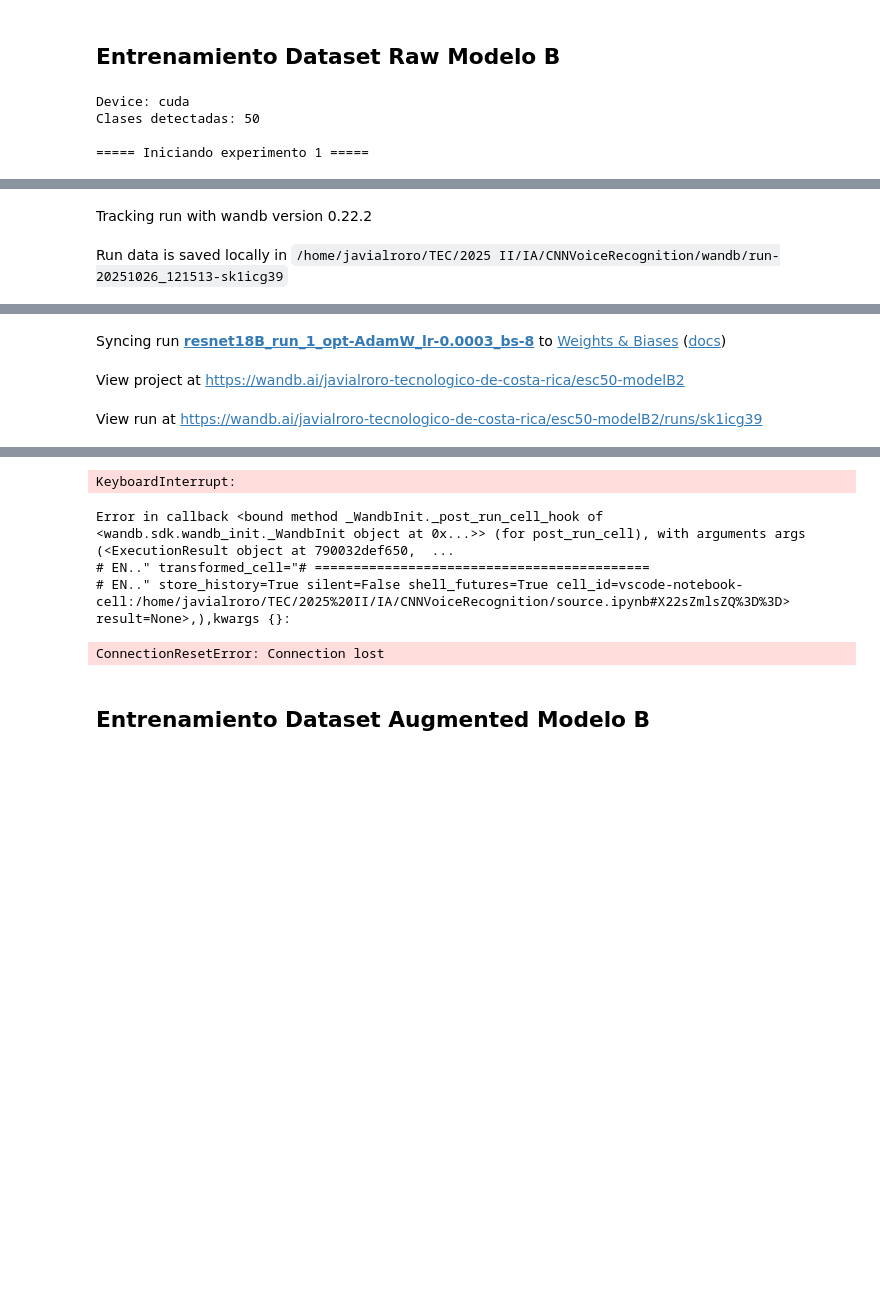
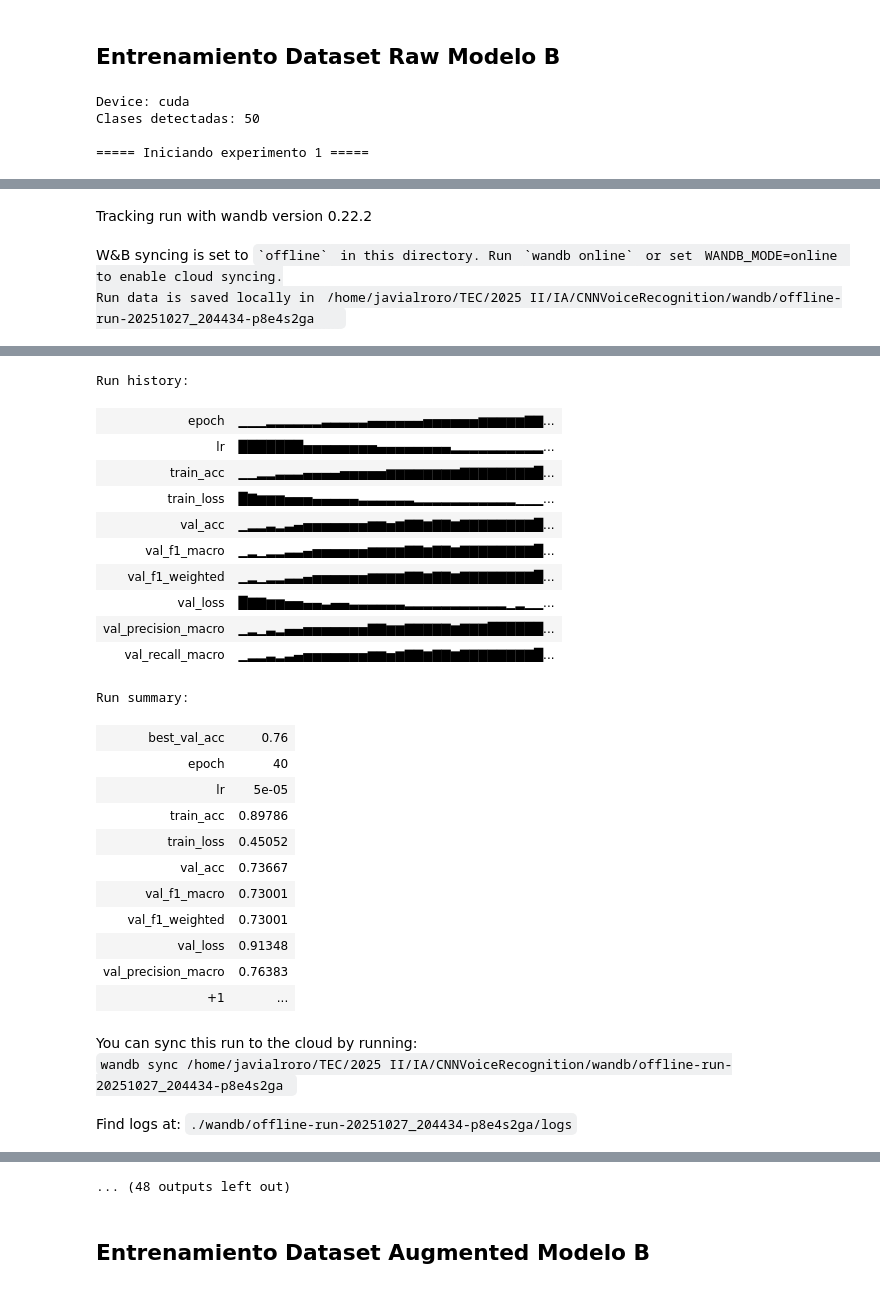
Before and after one commit to javialroro/CNNVoiceRecognition, a Jupyter notebook: source.ipynb, the cells around one changed output, grey strips where cells are left out. Saved outputs shown, nothing was run; the diff lists cells and outputs as text; code cells hidden in the pictures; blank space fills up the shorter version.

```diff
--- a/source.ipynb
+++ b/source.ipynb
@@ -119,23 +195,6 @@ class LeNet5(nn.Module):
         return x
 # %% [markdown]
 ## Entrenamiento Dataset Raw Modelo A
-# %%
-from torchvision import datasets, transforms
-from torch.utils.data import DataLoader
-
-# Normalización [-1,1] porque LeNet usa tanh
-transform = transforms.Compose([
-    transforms.Grayscale(num_output_channels=1),
-    transforms.Resize((224, 224)),
-    transforms.ToTensor(),
-    transforms.Normalize(mean=[0.5], std=[0.5])
-])
-
-train_data = datasets.ImageFolder("data/spectrograms1/base/train", transform=transform)
-val_data   = datasets.ImageFolder("data/spectrograms1/base/val", transform=transform)
-
-train_loader = DataLoader(train_data, batch_size=32, shuffle=True)
-val_loader   = DataLoader(val_data, batch_size=32)
 # %%
 import wandb
 import torch
@@ -860,7 +1054,7 @@ print("Device:", device)
 # -----------------------------
 # 1) Data (RAW)
 # -----------------------------
-DATA_DIR = "data/spectrograms1/base"
+DATA_DIR = "data/spectrograms2/base"
 IMG_SIZE = (228, 228)
 
 transform = transforms.Compose([
@@ -898,10 +1092,10 @@ for i, exp in enumerate(experiments, start=1):
     print(f"\n===== Iniciando experimento {i} =====")
 
     wandb.init(
-        project="esc50-modelB",
+        project="esc50-modelB_stratified",
         name=f"resnet18B_run_{i}_opt-{exp['optimizer']}_lr-{exp['lr']}_bs-{exp['batch_size']}",
         config=exp,
-        # mode="offline",
+        mode="offline",
     )
     config = wandb.config
 
@@ -1059,4 +1253,5 @@ Clases detectadas: 50
 ===== Iniciando experimento 1 =====
 [interactive output not drawn]
 Tracking run with wandb version 0.22.2
-Run data is saved locally in /home/javialroro/TEC/2025 II/IA/CNNVoiceRecognition/wandb/run-20251026_121513-sk1icg39
+W&B syncing is set to `offline` in this directory. Run `wandb online` or set WANDB_MODE=online to enable cloud syncing.
+Run data is saved locally in /home/javialroro/TEC/2025 II/IA/CNNVoiceRecognition/wandb/offline-run-20251027_204434-p8e4s2ga
@@ -1063,3 +1276,26 @@ Run data is saved locally in /home/javialroro/TEC/2025 II/IA/CNNVoiceRecognition
+Run history:
+| epoch | ▁▁▁▂▂▂▂▂▂▃▃▃▃▃▄▄▄▄▄▄▅▅▅▅▅▅▆▆▆▆▆▇▇... |
+| lr | ███████▅▅▅▅▅▅▅▅▄▄▄▄▄▄▄▄▂▂▂▂▂▂▂▂▂▂... |
+| train_acc | ▁▁▂▂▃▃▃▄▄▄▄▅▅▅▅▅▆▆▆▆▆▆▆▆▇▇▇▇▇▇▇▇█... |
+| train_loss | █▇▆▆▆▅▅▅▄▄▄▄▄▃▃▃▃▃▃▂▂▂▂▂▂▂▂▂▂▂▁▁▁... |
+| val_acc | ▁▂▂▃▂▃▄▅▅▅▅▅▅▅▆▆▅▆▇▇▆▇▇▆▇▇▇▇▇▇▇▇█... |
+| val_f1_macro | ▁▂▁▂▂▃▃▄▅▅▅▅▅▅▆▆▆▆▇▇▆▇▇▆▇▇▇▇▇▇▇▇█... |
+| val_f1_weighted | ▁▂▁▂▂▃▃▄▅▅▅▅▅▅▆▆▆▆▇▇▆▇▇▆▇▇▇▇▇▇▇▇█... |
+| val_loss | █▇▇▆▆▅▅▄▄▃▄▄▃▃▃▃▃▃▂▂▂▂▂▂▂▂▂▂▂▁▂▁▁... |
+| val_precision_macro | ▁▂▁▃▂▄▄▅▅▅▅▅▅▅▇▇▆▆▇▇▇▇▇▆▇▇▇██████... |
+| val_recall_macro | ▁▂▂▃▂▃▄▅▅▅▅▅▅▅▆▆▅▆▇▇▆▇▇▆▇▇▇▇▇▇▇▇█... |
+Run summary:
+| best_val_acc | 0.76 |
+| epoch | 40 |
+| lr | 5e-05 |
+| train_acc | 0.89786 |
+| train_loss | 0.45052 |
+| val_acc | 0.73667 |
+| val_f1_macro | 0.73001 |
+| val_f1_weighted | 0.73001 |
+| val_loss | 0.91348 |
+| val_precision_macro | 0.76383 |
+| +1 | ... |
-Syncing run resnet18B_run_1_opt-AdamW_lr-0.0003_bs-8 to Weights & Biases (docs)
+You can sync this run to the cloud by running:
+wandb sync /home/javialroro/TEC/2025 II/IA/CNNVoiceRecognition/wandb/offline-run-20251027_204434-p8e4s2ga
-View project at https://wandb.ai/javialroro-tecnologico-de-costa-rica/esc50-modelB2
+Find logs at: ./wandb/offline-run-20251027_204434-p8e4s2ga/logs
-View run at https://wandb.ai/javialroro-tecnologico-de-costa-rica/esc50-modelB2/runs/sk1icg39
@@ -1068,8 +1302,4 @@ View run at https://wandb.ai/javialroro-tecnologico-de-costa-rica/esc50-modelB2/
-KeyboardInterrupt:
-Error in callback <bound method _WandbInit._post_run_cell_hook of <wandb.sdk.wandb_init._WandbInit object at 0x...>> (for post_run_cell), with arguments args (<ExecutionResult object at 790032def650,  ...
-# EN.." transformed_cell="# ===========================================
-# EN.." store_history=True silent=False shell_futures=True cell_id=vscode-notebook-cell:/home/javialroro/TEC/2025%20II/IA/CNNVoiceRecognition/source.ipynb#X22sZmlsZQ%3D%3D> result=None>,),kwargs {}:
+... (48 outputs left out)
-ConnectionResetError: Connection lost
 # %% [markdown]
 ## Entrenamiento Dataset Augmented Modelo B
 # %%
```
Also changed, not shown: parts of 8 cells of this notebook.
